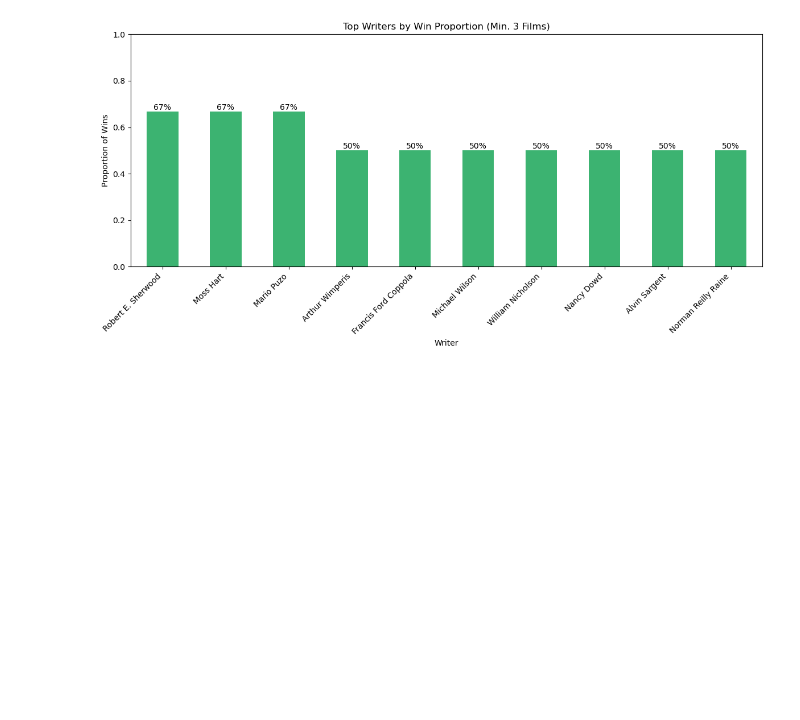
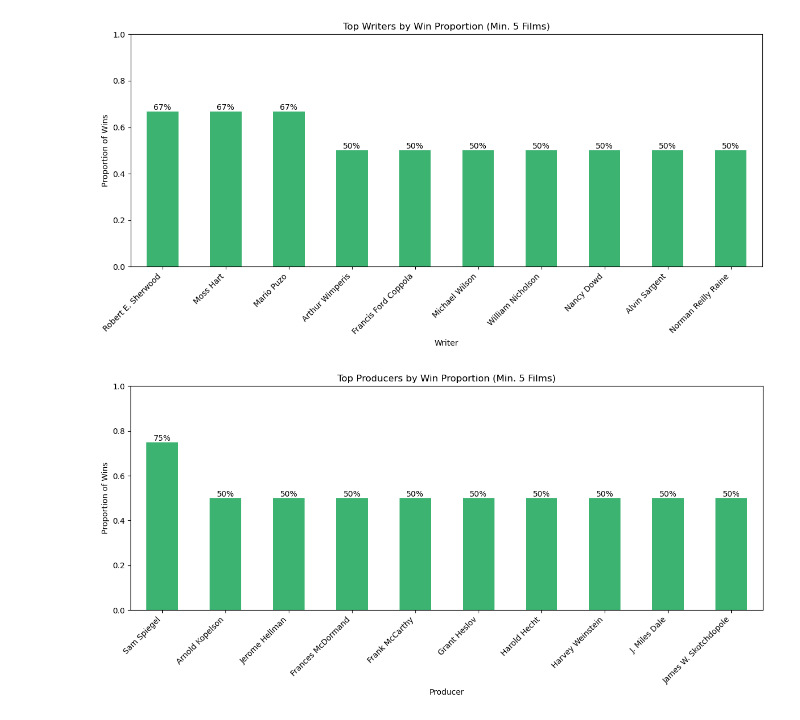
Before and after one commit to LiztheWz/filmcode, a Jupyter notebook: 386project_part2.ipynb, the cells around one changed output. Cells and saved outputs as stored; diff of their text form; code cells hidden in the pictures; blank space fills up the shorter version.

```diff
--- a/386project_part2.ipynb
+++ b/386project_part2.ipynb
@@ -225,3 +225,47 @@ for idx, bar in enumerate(ax.patches):
 plt.show()
 # %% [output]
 [figure]
+# %%
+# comparison of producers
+def producer_counts(film_df):
+    # separate each producer into a row
+    exploded_category = film_df['Producer(s)'].str.split(',').explode().str.strip()
+    return exploded_category.value_counts()
+
+# count winners vs non-winners
+producer_winners = producer_counts(winners_df)
+producer_nominees = producer_counts(nominees_df)
+# %%
+producer_df = pd.DataFrame({
+    'Winners': producer_winners,
+    'Nominees': producer_nominees
+})
+
+producer_df['Total'] = producer_df['Winners'] + producer_df['Nominees']
+producer_winners_df = producer_df[producer_df['Total'] >= 5]
+producer_df['Proportion'] = producer_df['Winners'] / producer_df['Total']
+
+top_producers = producer_df.sort_values(by='Proportion', ascending=False).head(10)
+
+ax = top_producers['Proportion'].plot(
+    kind='bar',
+    figsize=(12, 6),
+    color='mediumseagreen'
+)
+
+plt.title("Top Producers by Win Proportion (Min. 5 Films)")
+plt.ylabel("Proportion of Wins")
+plt.xlabel("Producer")
+plt.xticks(rotation=45, ha='right')
+plt.ylim(0, 1)
+plt.tight_layout()
+
+for idx, bar in enumerate(ax.patches):
+    height = bar.get_height()
+    ax.annotate(f"{height:.0%}",
+                (bar.get_x() + bar.get_width() / 2, height),
+                ha='center', va='bottom', fontsize=10, color='black')
+
+plt.show()
+# %% [output]
+[figure, added]
```
Also changed, not shown: parts of 7 cells of this notebook.
